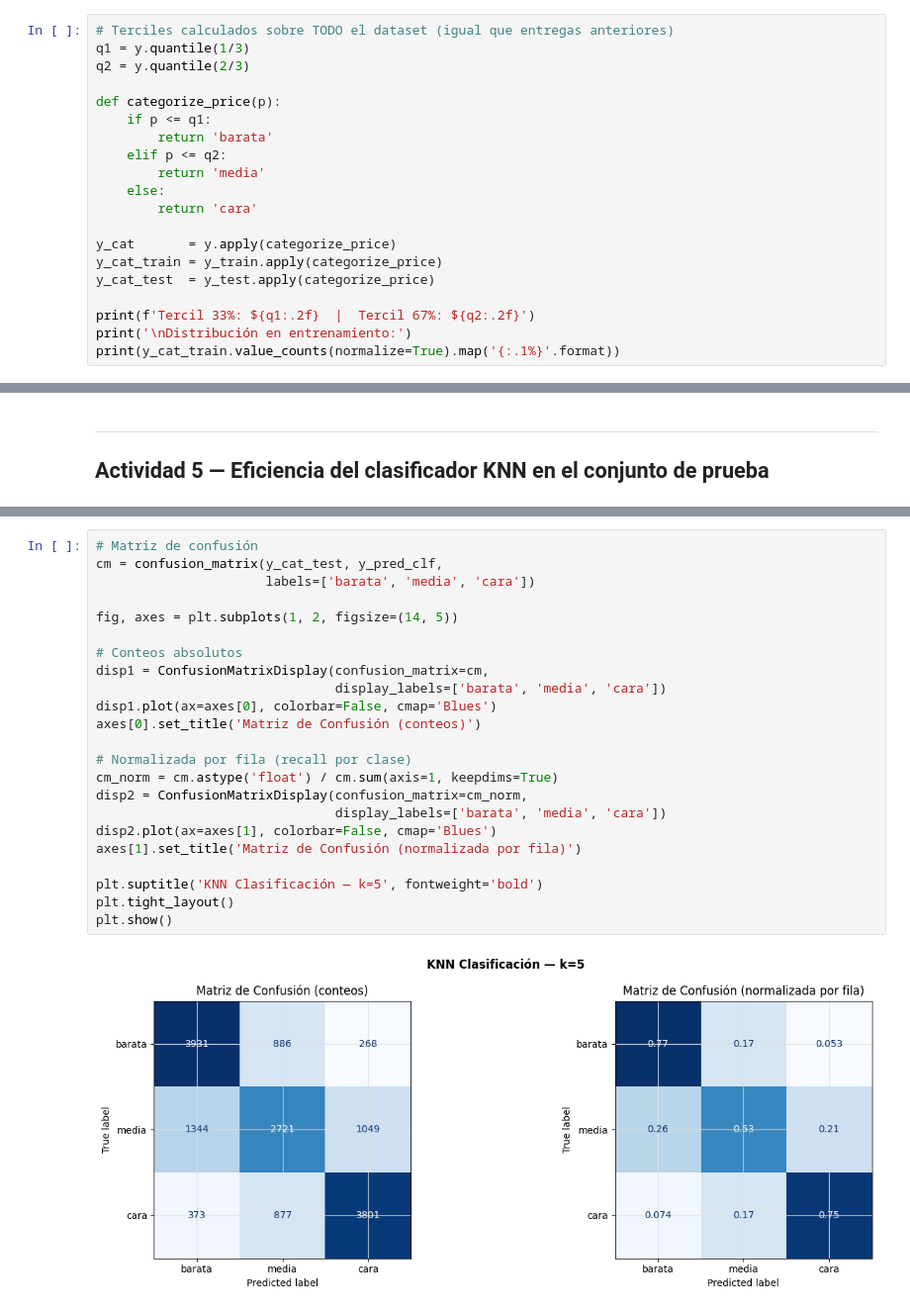
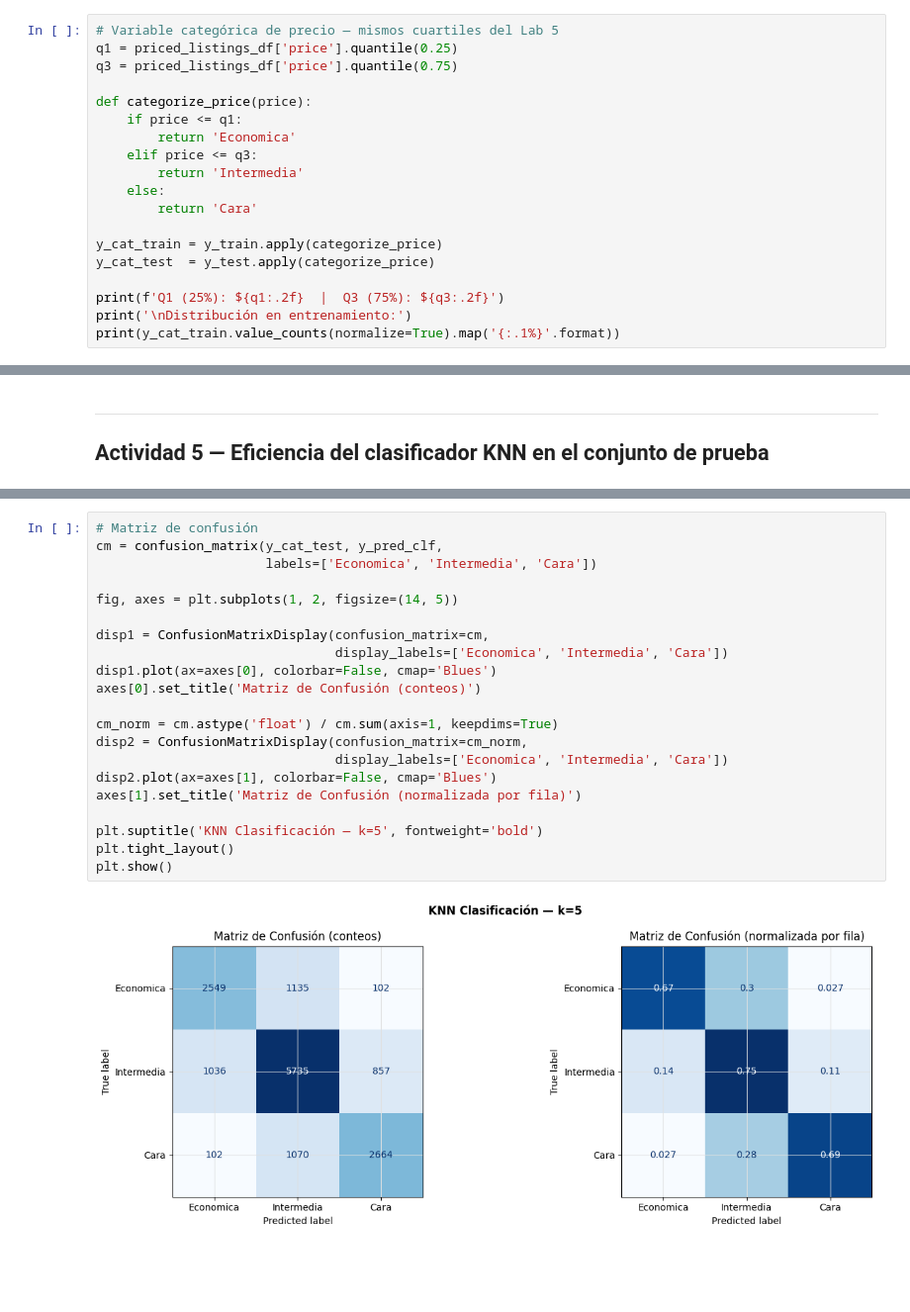
Before and after one commit to Sofilayerdi/Lab6-Mineria, a Jupyter notebook: mod/lab6_knn.ipynb, the cells around one changed output, grey strips where cells are left out. Shown at 99% size. Saved outputs shown, nothing was run; the diff lists cells and outputs as text; blank space fills up the shorter version.

```diff
--- a/mod/lab6_knn.ipynb
+++ b/mod/lab6_knn.ipynb
@@ -177,23 +177,22 @@ Imputación y escalado aplicados correctamente.
 
 Se reutilizan los mismos terciles definidos en las entregas anteriores para dividir el precio en las categorías **barata**, **media** y **cara**.
 # %%
-# Terciles calculados sobre TODO el dataset (igual que entregas anteriores)
-q1 = y.quantile(1/3)
-q2 = y.quantile(2/3)
+# Variable categórica de precio — mismos cuartiles del Lab 5
+q1 = priced_listings_df['price'].quantile(0.25)
+q3 = priced_listings_df['price'].quantile(0.75)
 
-def categorize_price(p):
-    if p <= q1:
-        return 'barata'
-    elif p <= q2:
-        return 'media'
+def categorize_price(price):
+    if price <= q1:
+        return 'Economica'
+    elif price <= q3:
+        return 'Intermedia'
     else:
-        return 'cara'
+        return 'Cara'
 
-y_cat       = y.apply(categorize_price)
 y_cat_train = y_train.apply(categorize_price)
 y_cat_test  = y_test.apply(categorize_price)
 
-print(f'Tercil 33%: ${q1:.2f}  |  Tercil 67%: ${q2:.2f}')
+print(f'Q1 (25%): ${q1:.2f}  |  Q3 (75%): ${q3:.2f}')
 print('\nDistribución en entrenamiento:')
 print(y_cat_train.value_counts(normalize=True).map('{:.1%}'.format))
 # %% [output]
@@ -425,28 +414,26 @@ weighted avg       0.68      0.69      0.68     15250
 # %%
 # Matriz de confusión
 cm = confusion_matrix(y_cat_test, y_pred_clf,
-                      labels=['barata', 'media', 'cara'])
+                      labels=['Economica', 'Intermedia', 'Cara'])
 
 fig, axes = plt.subplots(1, 2, figsize=(14, 5))
 
-# Conteos absolutos
 disp1 = ConfusionMatrixDisplay(confusion_matrix=cm,
-                               display_labels=['barata', 'media', 'cara'])
+                               display_labels=['Economica', 'Intermedia', 'Cara'])
 disp1.plot(ax=axes[0], colorbar=False, cmap='Blues')
 axes[0].set_title('Matriz de Confusión (conteos)')
 
-# Normalizada por fila (recall por clase)
 cm_norm = cm.astype('float') / cm.sum(axis=1, keepdims=True)
 disp2 = ConfusionMatrixDisplay(confusion_matrix=cm_norm,
-                               display_labels=['barata', 'media', 'cara'])
+                               display_labels=['Economica', 'Intermedia', 'Cara'])
 disp2.plot(ax=axes[1], colorbar=False, cmap='Blues')
 axes[1].set_title('Matriz de Confusión (normalizada por fila)')
 
 plt.suptitle('KNN Clasificación — k=5', fontweight='bold')
 plt.tight_layout()
 plt.show()
 # %% [output]
-[figure, old version]
+[figure, new version]
 # %% [markdown]
 ### Interpretación del modelo de clasificación
 
```
Also changed, not shown: parts of 8 cells of this notebook, 1 other file.
